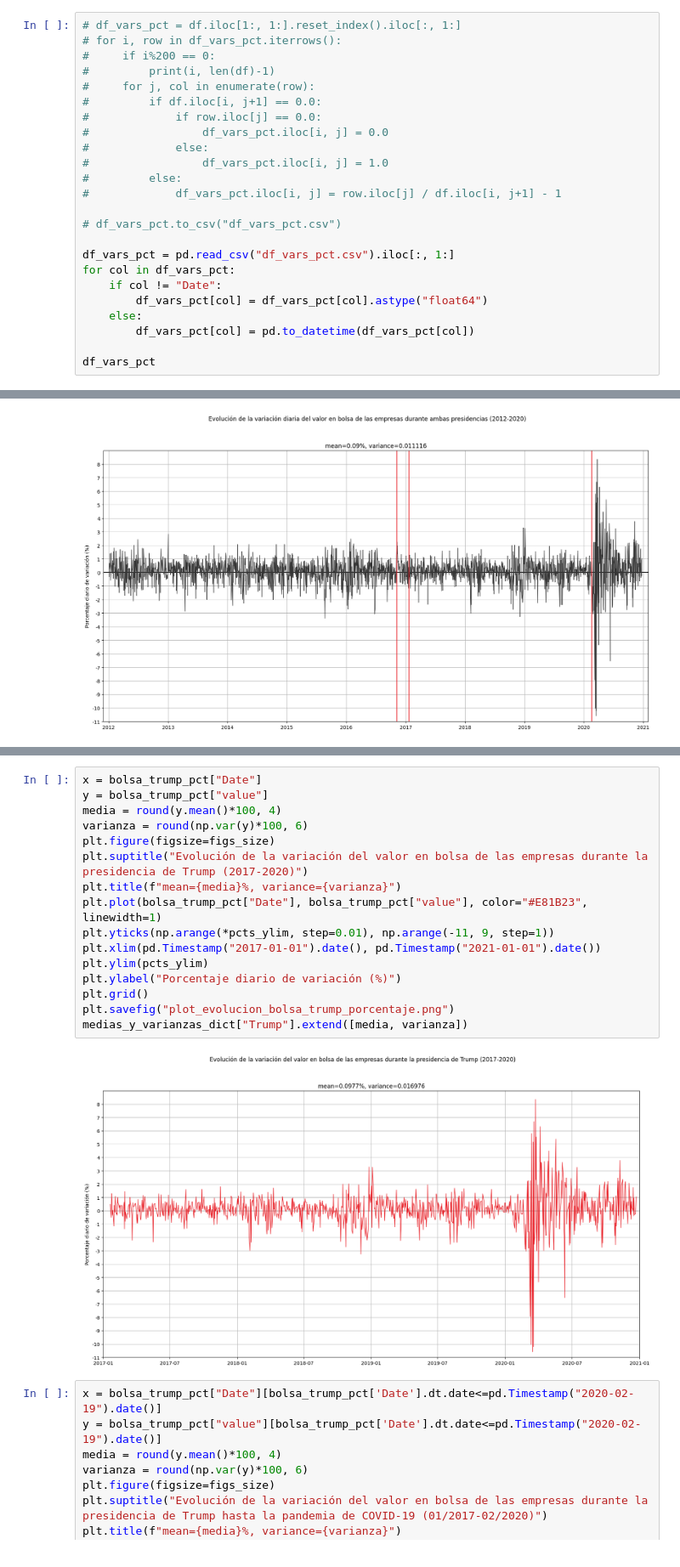
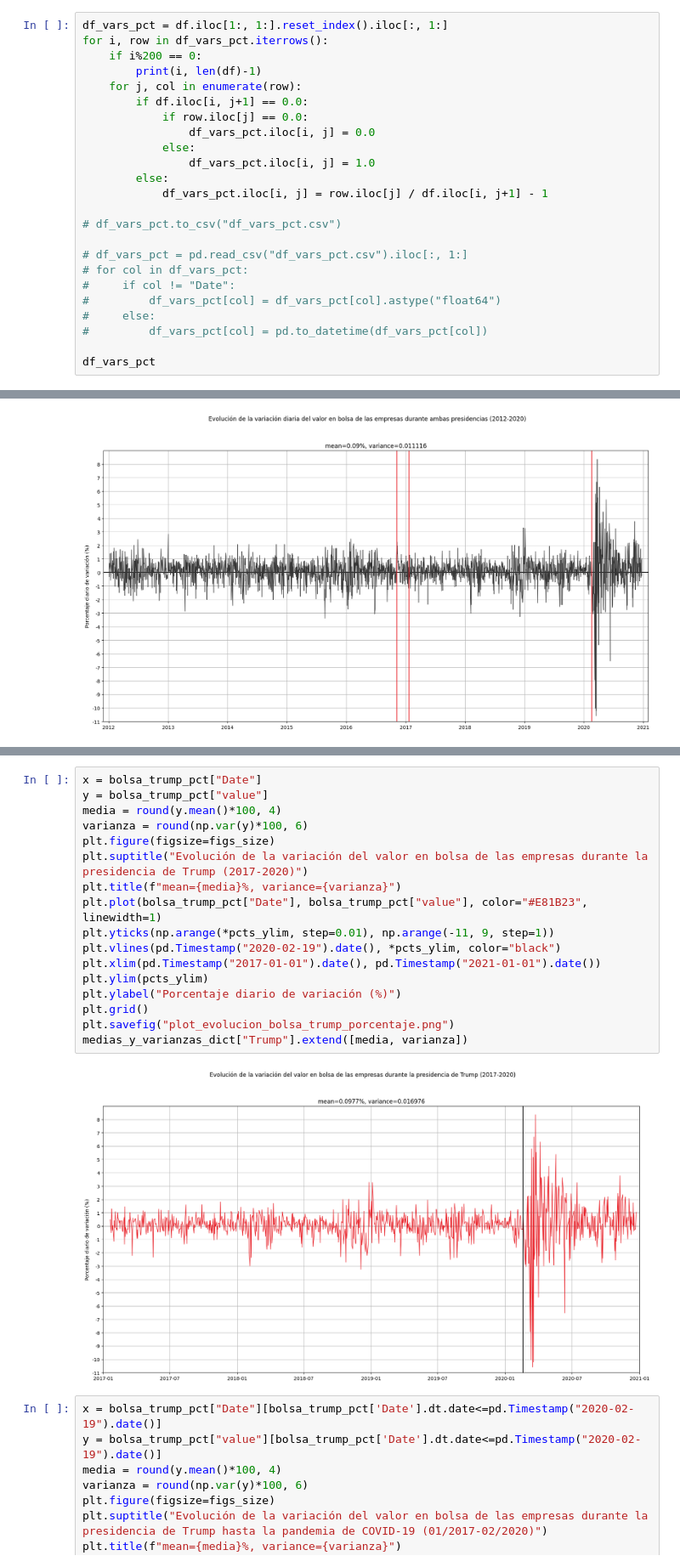
Before and after one commit to kliniik/US-Tech-Stock, a Jupyter notebook: notebooks/Sergio/Entrega 4.ipynb, the cells around one changed output, grey strips where cells are left out. Shown: that part at 85% size. Cells and saved outputs as stored; diff of their text form.

```diff
--- a/notebooks/Sergio/Entrega 4.ipynb
+++ b/notebooks/Sergio/Entrega 4.ipynb
@@ -326,27 +326,27 @@ df
 | 2259 | 2020-12-23 00:00:00+00:00 | 15.89 | 2.08 | 43.29 | 128.20 | 86.91 | 37.16 | 52.32 | 55.09 | 0.44 | ... | ... |
 2260 rows × 1150 columns
 # %%
-# df_vars_pct = df.iloc[1:, 1:].reset_index().iloc[:, 1:]
-# for i, row in df_vars_pct.iterrows():
-#     if i%200 == 0:
-#         print(i, len(df)-1)
-#     for j, col in enumerate(row):
-#         if df.iloc[i, j+1] == 0.0:
-#             if row.iloc[j] == 0.0:
-#                 df_vars_pct.iloc[i, j] = 0.0
-#             else:
-#                 df_vars_pct.iloc[i, j] = 1.0
-#         else:
-#             df_vars_pct.iloc[i, j] = row.iloc[j] / df.iloc[i, j+1] - 1
+df_vars_pct = df.iloc[1:, 1:].reset_index().iloc[:, 1:]
+for i, row in df_vars_pct.iterrows():
+    if i%200 == 0:
+        print(i, len(df)-1)
+    for j, col in enumerate(row):
+        if df.iloc[i, j+1] == 0.0:
+            if row.iloc[j] == 0.0:
+                df_vars_pct.iloc[i, j] = 0.0
+            else:
+                df_vars_pct.iloc[i, j] = 1.0
+        else:
+            df_vars_pct.iloc[i, j] = row.iloc[j] / df.iloc[i, j+1] - 1
 
 # df_vars_pct.to_csv("df_vars_pct.csv")
 
-df_vars_pct = pd.read_csv("df_vars_pct.csv").iloc[:, 1:]
-for col in df_vars_pct:
-    if col != "Date":
-        df_vars_pct[col] = df_vars_pct[col].astype("float64")
-    else:
-        df_vars_pct[col] = pd.to_datetime(df_vars_pct[col])
+# df_vars_pct = pd.read_csv("df_vars_pct.csv").iloc[:, 1:]
+# for col in df_vars_pct:
+#     if col != "Date":
+#         df_vars_pct[col] = df_vars_pct[col].astype("float64")
+#     else:
+#         df_vars_pct[col] = pd.to_datetime(df_vars_pct[col])
 
 df_vars_pct
 # %% [output]
@@ -491,21 +503,22 @@ medias_y_varianzas_dict["Obama"].extend([media, varianza])
 # %%
 x = bolsa_trump_pct["Date"]
 y = bolsa_trump_pct["value"]
 media = round(y.mean()*100, 4)
 varianza = round(np.var(y)*100, 6)
 plt.figure(figsize=figs_size)
 plt.suptitle("Evolución de la variación del valor en bolsa de las empresas durante la presidencia de Trump (2017-2020)")
 plt.title(f"mean={media}%, variance={varianza}")
 plt.plot(bolsa_trump_pct["Date"], bolsa_trump_pct["value"], color="#E81B23", linewidth=1)
 plt.yticks(np.arange(*pcts_ylim, step=0.01), np.arange(-11, 9, step=1))
+plt.vlines(pd.Timestamp("2020-02-19").date(), *pcts_ylim, color="black")
 plt.xlim(pd.Timestamp("2017-01-01").date(), pd.Timestamp("2021-01-01").date())
 plt.ylim(pcts_ylim)
 plt.ylabel("Porcentaje diario de variación (%)")
 plt.grid()
 plt.savefig("plot_evolucion_bolsa_trump_porcentaje.png")
 medias_y_varianzas_dict["Trump"].extend([media, varianza])
 # %% [output]
-[figure, old version]
+[figure, new version]
 # %%
 x = bolsa_trump_pct["Date"][bolsa_trump_pct['Date'].dt.date<=pd.Timestamp("2020-02-19").date()]
 y = bolsa_trump_pct["value"][bolsa_trump_pct['Date'].dt.date<=pd.Timestamp("2020-02-19").date()]
```
Also changed, not shown: parts of 7 cells of this notebook, 9 other files.
